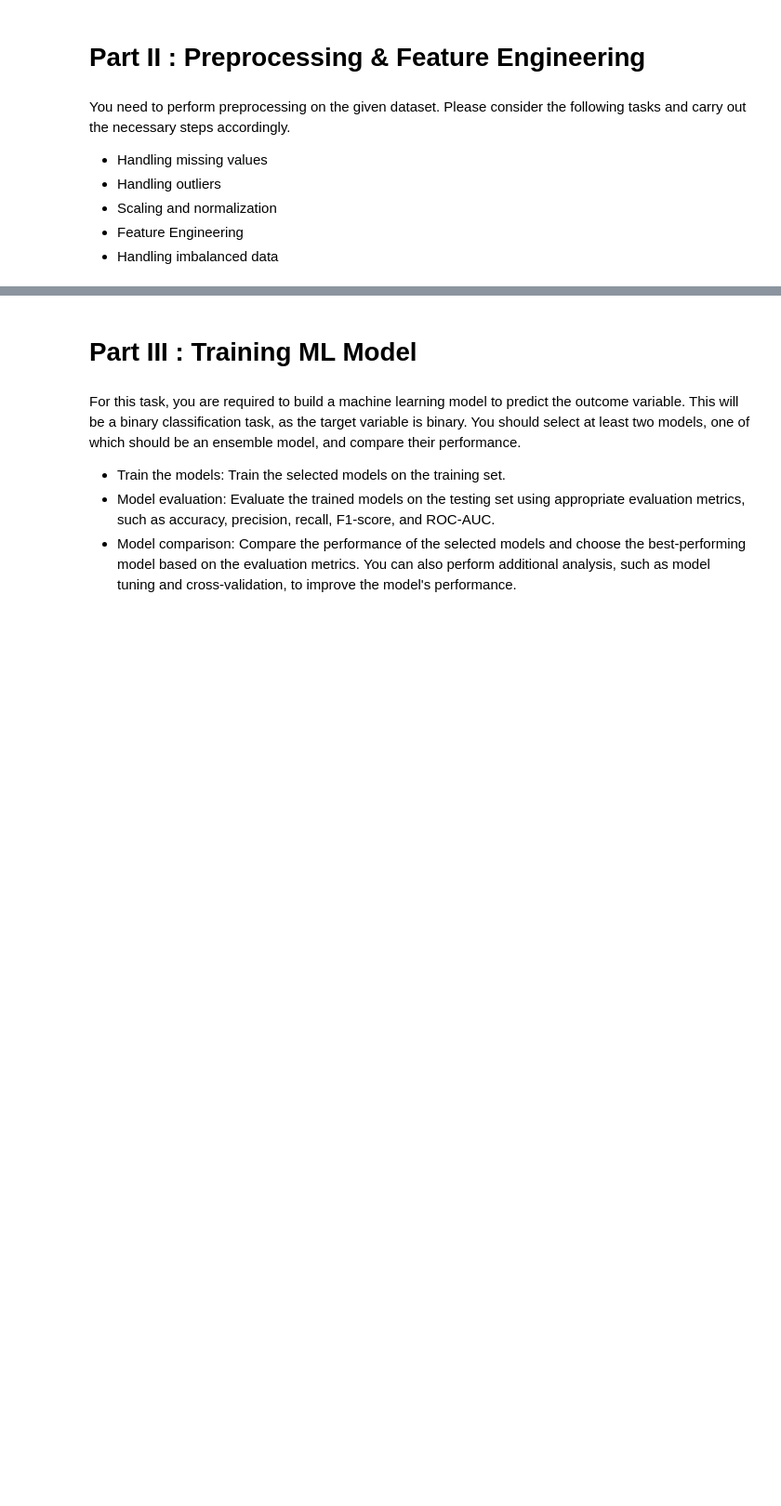
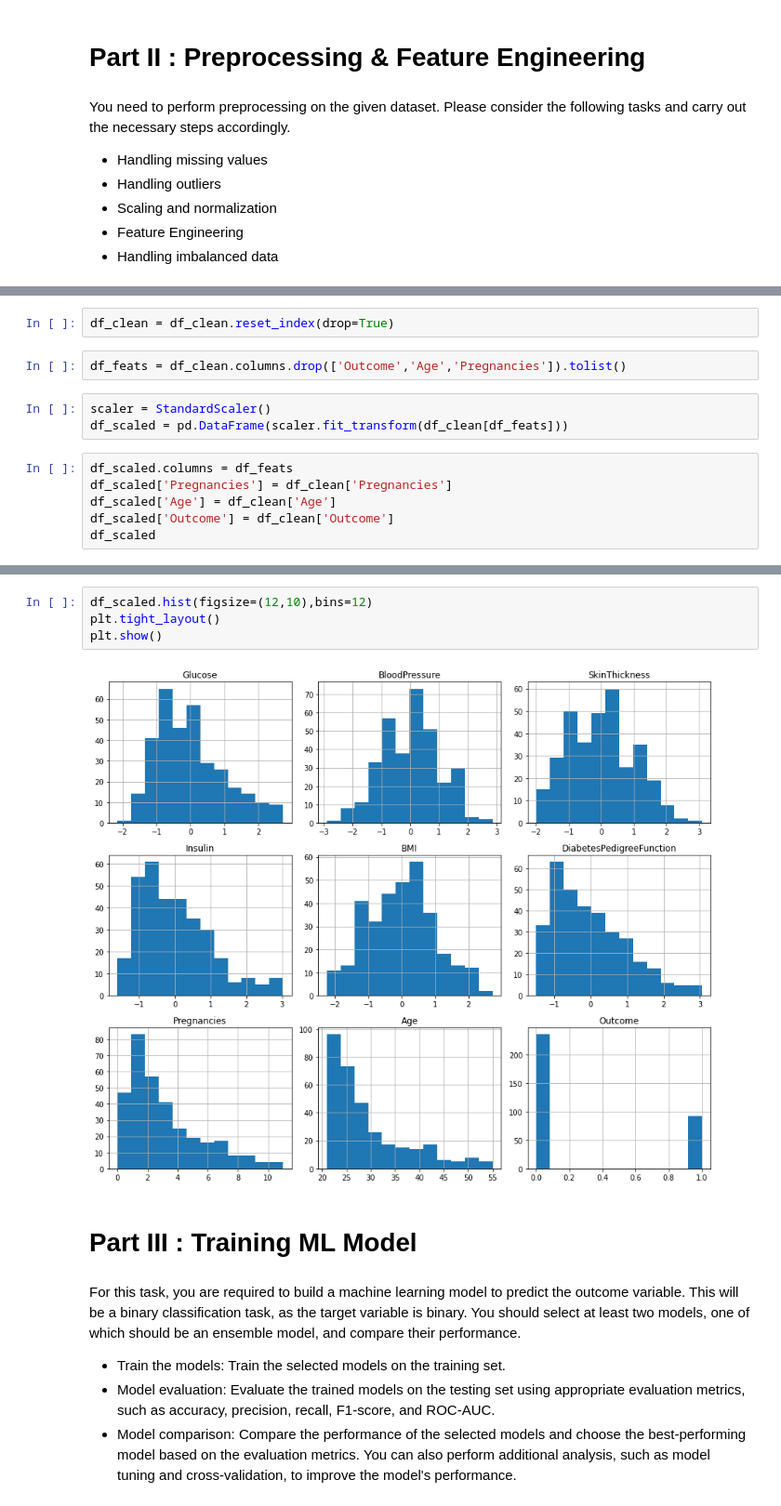
Before and after one commit to maybester/Supervised-Learning-Project, a Jupyter notebook: Supervised Learning - Project.ipynb, the cells around one changed output, grey strips where cells are left out. Shown at 93% size. Drawn from its saved outputs; the diff is of its cells as text; blank space fills up the shorter version.

```diff
--- a/Supervised Learning - Project.ipynb
+++ b/Supervised Learning - Project.ipynb
@@ -220,0 +287,13 @@ You need to perform preprocessing on the given dataset. Please consider the foll
+# %%
+df_clean = df_clean.reset_index(drop=True)
+# %%
+df_feats = df_clean.columns.drop(['Outcome','Age','Pregnancies']).tolist()
+# %%
+scaler = StandardScaler()
+df_scaled = pd.DataFrame(scaler.fit_transform(df_clean[df_feats]))
+# %%
+df_scaled.columns = df_feats
+df_scaled['Pregnancies'] = df_clean['Pregnancies']
+df_scaled['Age'] = df_clean['Age']
+df_scaled['Outcome'] = df_clean['Outcome']
+df_scaled
@@ -221,3 +314,9 @@ You need to perform preprocessing on the given dataset. Please consider the foll
+# %%
+df_scaled.hist(figsize=(12,10),bins=12)
+plt.tight_layout()
+plt.show()
+# %% [output]
+[figure, added]
 # %% [markdown]
 # Part III : Training ML Model
 # %% [markdown]
```
Also changed, not shown: parts of 10 cells of this notebook.
